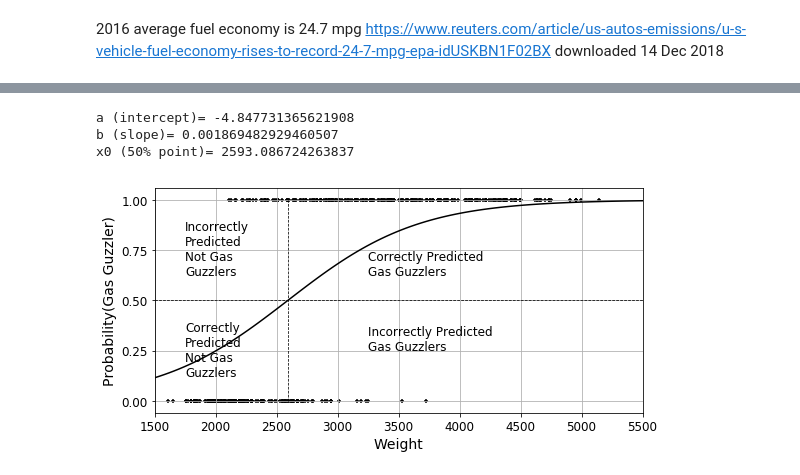
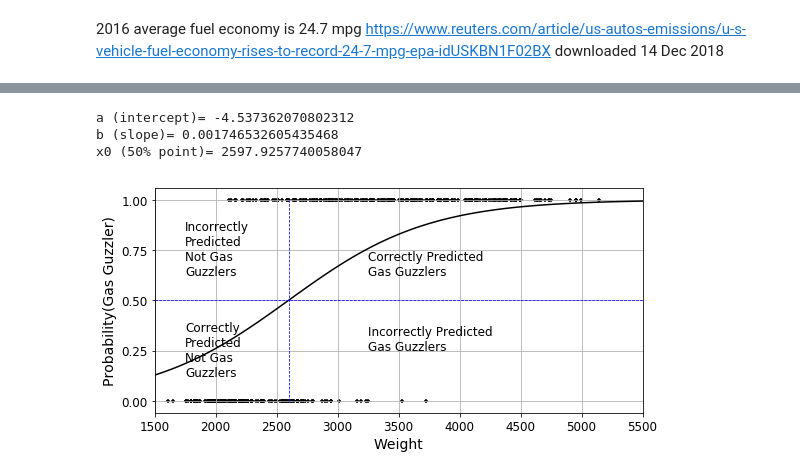
Before and after one commit to biomathman/machine-learning-in-python-book, a Jupyter notebook: notebooks/chapter-10-logistic.ipynb, the cells around one changed output, grey strips where cells are left out. Drawn from its saved outputs; the diff is of its cells as text; code cells hidden in the pictures.

```diff
--- a/notebooks/chapter-10-logistic.ipynb
+++ b/notebooks/chapter-10-logistic.ipynb
@@ -48,5 +69,5 @@ plt.scatter(weight,gas_guzzler)
 # %%
 X=np.array(weight).reshape(-1,1)
-y=np.array(gas_guzzler)
+Y=np.array(gas_guzzler)
 # %%
 from sklearn.linear_model import LogisticRegression as LR
@@ -53,5 +76,7 @@ from sklearn.linear_model import LogisticRegression as LR
+# %%
+XTRAIN,XTEST,YTRAIN,YTEST=train_test_split(X,Y)
 # %%
-r=LR().fit(X,y)
+r=LR().fit(XTRAIN,YTRAIN)
 # %%
 b=r.coef_[0,0]
 a=r.intercept_[0]
@@ -60,9 +85,9 @@ print("a (intercept)=",a)
 print("b (slope)=",b)
 print("x0 (50% point)=",x0)
 # %% [output]
-a (intercept)= -4.847731365621908
-b (slope)= 0.001869482929460507
-x0 (50% point)= 2593.086724263837
+a (intercept)= -4.537362070802312
+b (slope)= 0.001746532605435468
+x0 (50% point)= 2597.9257740058047
 # %%
 xvals=np.linspace(1500,5500,100)
 def flogistic(x,a,b):
@@ -71,27 +96,27 @@ yvals=flogistic(xvals,a,b)
 # %%
 plt.plot(xvals,yvals, c="k")
 plt.scatter(weight,gas_guzzler,s=15,c="k",marker="+")
-plt.plot([1000,5500], [.5,.5],c="k",ls="--",lw=.75)
-plt.plot([x0,x0],[0,1],c="k",ls="--",lw=.75)
+plt.plot([1000,5500], [.5,.5],c="blue",ls="--",lw=.75)
+plt.plot([x0,x0],[0,1],c="blue",ls="--",lw=.75)
 plt.xlim([1500,5500])
 plt.yticks([0,.25, .5, .75, 1])
 plt.grid()
 ax = plt.gca()
 ax.tick_params(axis = 'both', which = 'major', labelsize = 12)
 ax.tick_params(axis = 'both', which = 'minor', labelsize = 12)
 plt.xlabel("Weight", fontsize=14)
 plt.ylabel("Probability(Gas Guzzler)", fontsize=14);
 plt.text(3250,.625,"Correctly Predicted\nGas Guzzlers", fontsize=12);
 plt.text(3250,.25,"Incorrectly Predicted\nGas Guzzlers",fontsize=12)
 plt.text(1750,.625,"Incorrectly\nPredicted\nNot Gas\nGuzzlers",
          fontsize=12);
 plt.text(1750,.125,
          "Correctly\nPredicted\nNot Gas\nGuzzlers",fontsize=12);
 fig=plt.gcf()
 fig.set_size_inches(8,4)
 fig.tight_layout()
-fig.savefig("figure-logistic-onevar-gasguzzler-probability.pdf")
+#fig.savefig("figure-logistic-onevar-gasguzzler-probability.pdf")
 # %% [output]
-[figure, old version]
+[figure, new version]
 # %%
 plt.scatter(weight,mpg,marker="+",c="k")
```
Also changed, not shown: parts of 33 cells of this notebook.
